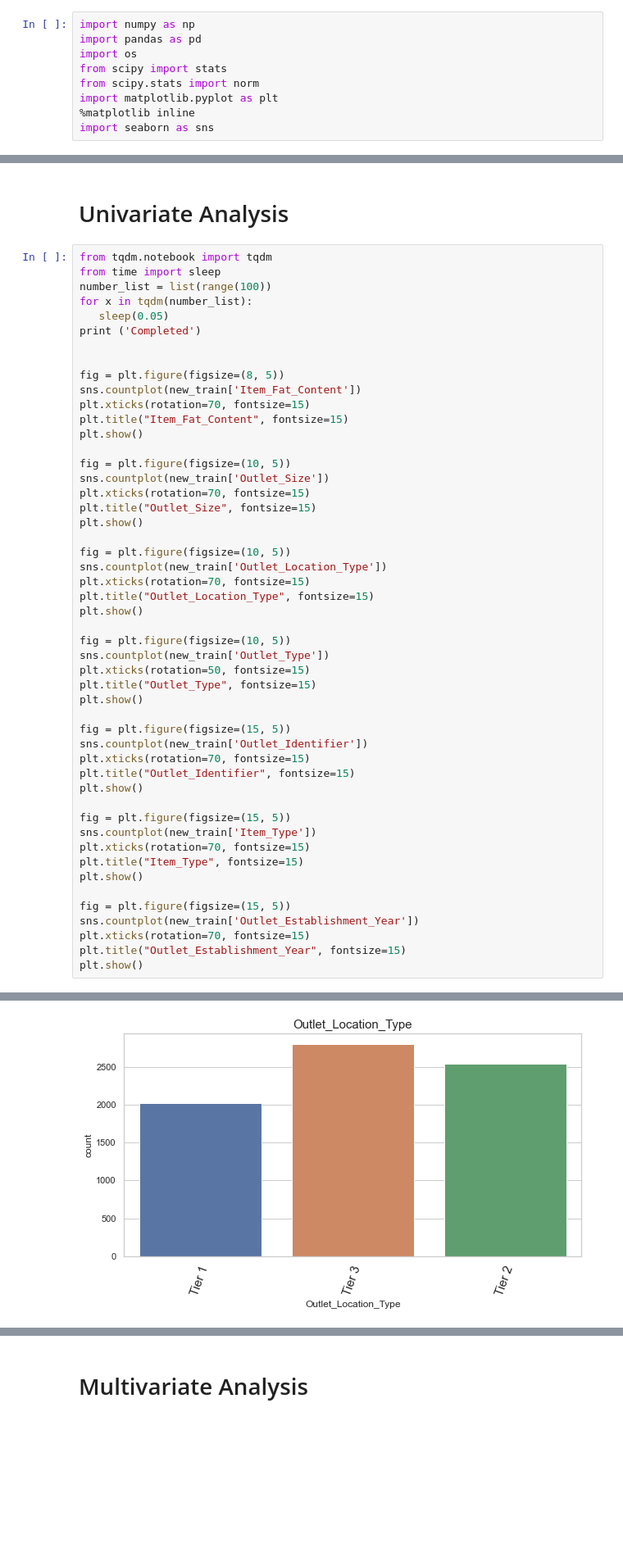
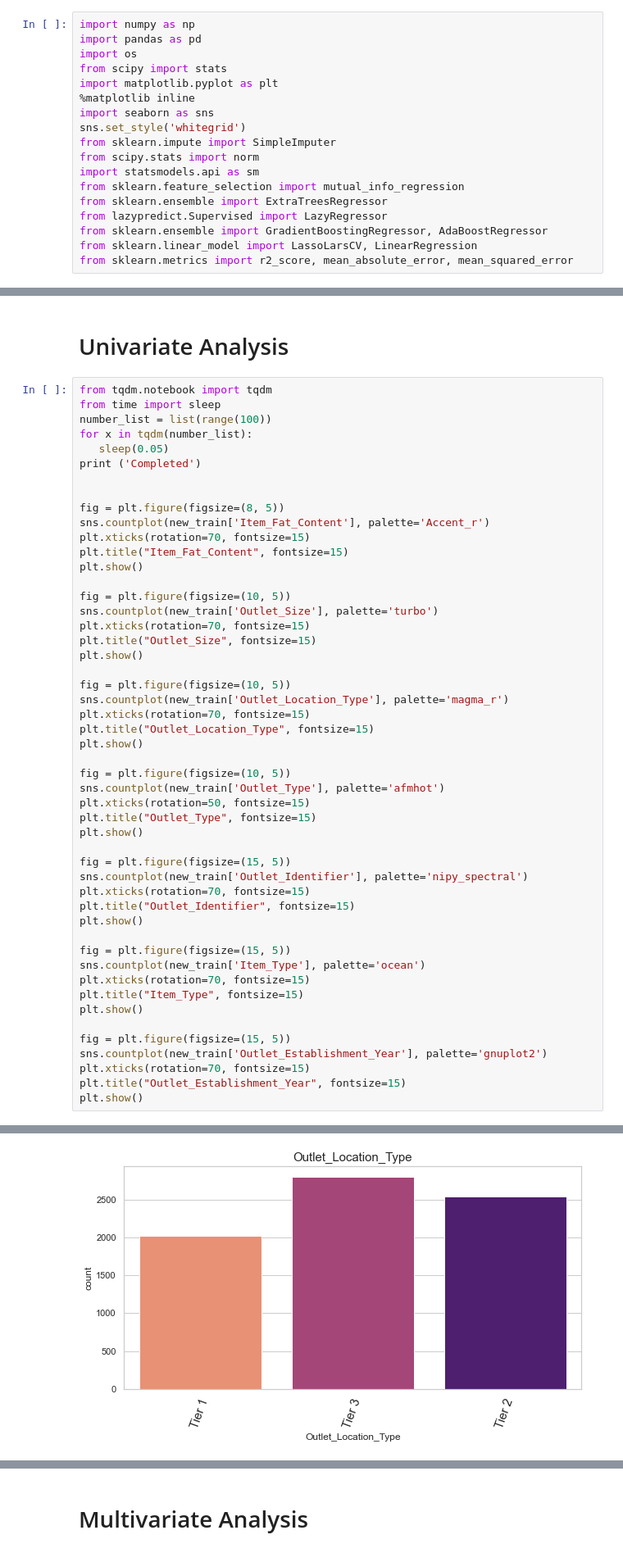
Before and after one commit to MaxwellMensah/Data-Science-Projects, a Jupyter notebook: Big Mart Prediction/Big-Mart Sales Prediction .ipynb, the cells around one changed output, grey strips where cells are left out. Shown at 82% size. Saved outputs shown, nothing was run; the diff lists cells and outputs as text; blank space fills up the shorter version.

```diff
--- a/Big Mart Prediction/Big-Mart Sales Prediction .ipynb
+++ b/Big Mart Prediction/Big-Mart Sales Prediction .ipynb
@@ -13,10 +13,19 @@ import numpy as np
 import pandas as pd
 import os
 from scipy import stats
-from scipy.stats import norm
 import matplotlib.pyplot as plt
 %matplotlib inline
 import seaborn as sns
+sns.set_style('whitegrid')
+from sklearn.impute import SimpleImputer
+from scipy.stats import norm
+import statsmodels.api as sm
+from sklearn.feature_selection import mutual_info_regression
+from sklearn.ensemble import ExtraTreesRegressor
+from lazypredict.Supervised import LazyRegressor
+from sklearn.ensemble import GradientBoostingRegressor, AdaBoostRegressor
+from sklearn.linear_model import LassoLarsCV, LinearRegression
+from sklearn.metrics import r2_score, mean_absolute_error, mean_squared_error
 # %%
 import warnings
 warnings.filterwarnings("ignore")
@@ -636,43 +732,43 @@ print ('Completed')
 
 
 fig = plt.figure(figsize=(8, 5))
-sns.countplot(new_train['Item_Fat_Content'])
+sns.countplot(new_train['Item_Fat_Content'], palette='Accent_r')
 plt.xticks(rotation=70, fontsize=15)
 plt.title("Item_Fat_Content", fontsize=15)
 plt.show()
 
 fig = plt.figure(figsize=(10, 5))
-sns.countplot(new_train['Outlet_Size'])
+sns.countplot(new_train['Outlet_Size'], palette='turbo')
 plt.xticks(rotation=70, fontsize=15)
 plt.title("Outlet_Size", fontsize=15)
 plt.show()
 
 fig = plt.figure(figsize=(10, 5))
-sns.countplot(new_train['Outlet_Location_Type'])
+sns.countplot(new_train['Outlet_Location_Type'], palette='magma_r')
 plt.xticks(rotation=70, fontsize=15)
 plt.title("Outlet_Location_Type", fontsize=15)
 plt.show()
 
 fig = plt.figure(figsize=(10, 5))
-sns.countplot(new_train['Outlet_Type'])
+sns.countplot(new_train['Outlet_Type'], palette='afmhot')
 plt.xticks(rotation=50, fontsize=15)
 plt.title("Outlet_Type", fontsize=15)
 plt.show()
 
 fig = plt.figure(figsize=(15, 5))
-sns.countplot(new_train['Outlet_Identifier'])
+sns.countplot(new_train['Outlet_Identifier'], palette='nipy_spectral')
 plt.xticks(rotation=70, fontsize=15)
 plt.title("Outlet_Identifier", fontsize=15)
 plt.show()
 
 fig = plt.figure(figsize=(15, 5))
-sns.countplot(new_train['Item_Type'])
+sns.countplot(new_train['Item_Type'], palette='ocean')
 plt.xticks(rotation=70, fontsize=15)
 plt.title("Item_Type", fontsize=15)
 plt.show()
 
 fig = plt.figure(figsize=(15, 5))
-sns.countplot(new_train['Outlet_Establishment_Year'])
+sns.countplot(new_train['Outlet_Establishment_Year'], palette='gnuplot2')
 plt.xticks(rotation=70, fontsize=15)
 plt.title("Outlet_Establishment_Year", fontsize=15)
 plt.show()
@@ -683 +779 @@ Completed
-[figure, old version]
+[figure, new version]
```
Also changed, not shown: parts of 112 cells of this notebook.
